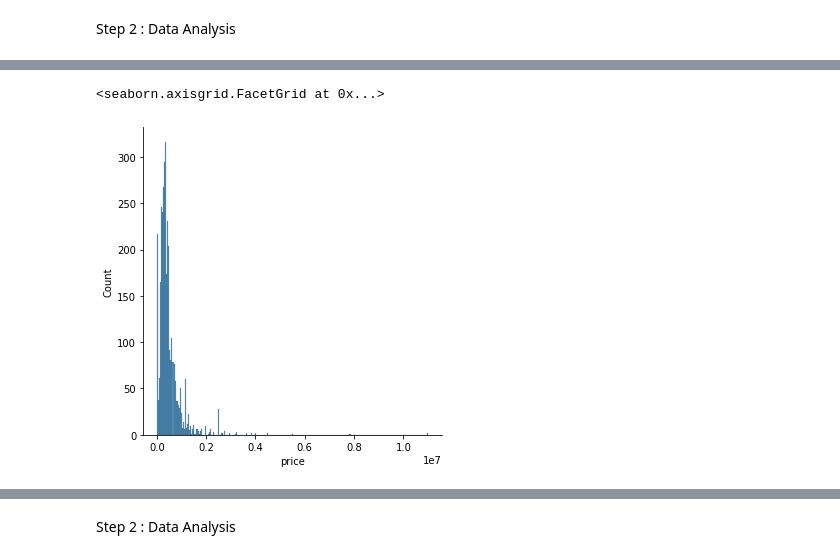
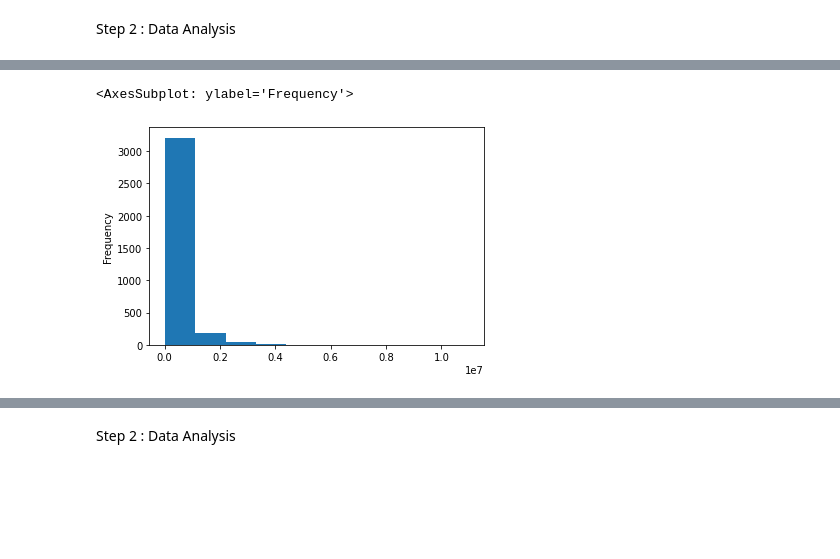
Before and after one commit to sainisheetal/real-estate-price-prediction, a Jupyter notebook: Data_Visualisation/data_cleaning.ipynb, the cells around one changed output, grey strips where cells are left out. Cells and saved outputs as stored; diff of their text form; code cells hidden in the pictures; blank space fills up the shorter version.

```diff
--- a/Data_Visualisation/data_cleaning.ipynb
+++ b/Data_Visualisation/data_cleaning.ipynb
@@ -125,5 +102,6 @@ df.corr()
-# %%
-sns.displot(df['price'])
-# %% [output]
-<seaborn.axisgrid.FacetGrid at 0x...>
-[figure, removed]
+# %%
+
+df1['price'].plot.hist()
+# %% [output]
+<AxesSubplot: ylabel='Frequency'>
+[figure, added]
```
Also changed, not shown: parts of 46 cells of this notebook, 12 other files.
